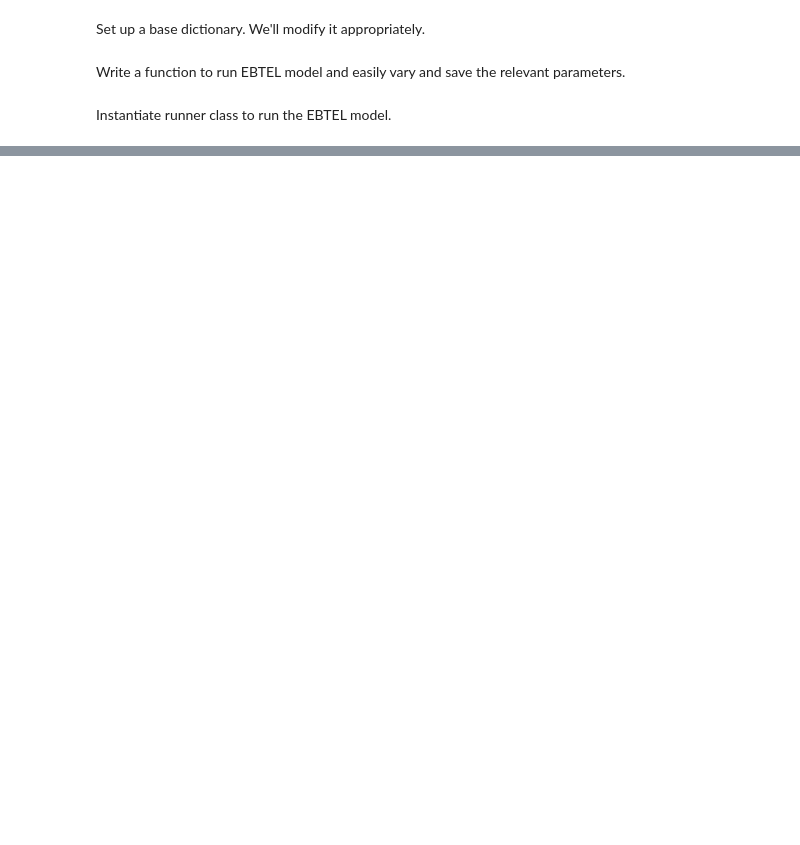
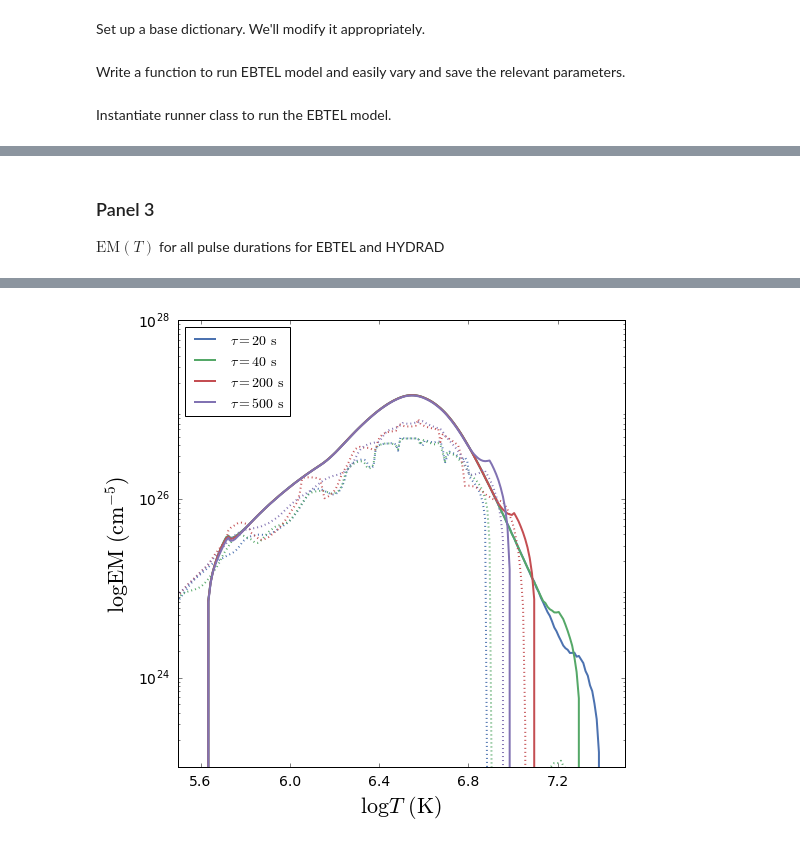
Before and after one commit to wtbarnes/research_notebook, a Jupyter notebook: figure_builders/hot_non_flaring_plasma_1_figures.ipynb, the cells around one changed output, grey strips where cells are left out. Saved outputs shown, nothing was run; the diff lists cells and outputs as text; code cells hidden in the pictures; blank space fills up the shorter version.

```diff
--- a/figure_builders/hot_non_flaring_plasma_1_figures.ipynb
+++ b/figure_builders/hot_non_flaring_plasma_1_figures.ipynb
@@ -856,0 +387,43 @@ Compare the $\mathrm{EM}$ distributions for HYDRAD and EBTEL
+# %% [markdown]
+### Panel 3
+
+$\mathrm{EM}(T)$  for all pulse durations for EBTEL and HYDRAD
+# %%
+fig = plt.figure(figsize=(8,8))
+ax = fig.gca()
+#plotting
+for i in range(len(tau_h_results)):
+    #EBTEL
+    binner = emb.EM_Binner(tau_h_results[i]['t'],tau_h_results[i]['T'],tau_h_results[i]['n'],
+                           2*config_dict['loop_length']*1e+8)
+    binner.build_em_dist()
+    hist,bin_edges = np.histogram(binner.logT_em_flat,bins=binner.logT_EM_histo_bins,weights=np.array(binner.em_flat))
+    ax.plot((bin_edges[:-1]+bin_edges[1:])/2,hist/10,color=sns.color_palette('deep')[i],
+               linestyle='solid',label=r'$\tau=%d$ $\mathrm{s}$'%tau_h[i])
+    #HYDRAD
+    binner = emb.EM_Binner(hydrad_time,hydrad_res[hydrad_labs[i]]['Te'],hydrad_res[hydrad_labs[i]]['n'],
+                           2*config_dict['loop_length']*1e+8)
+    binner.build_em_dist()
+    hist,bin_edges = np.histogram(binner.logT_em_flat,bins=binner.logT_EM_histo_bins,weights=np.array(binner.em_flat))
+    ax.plot((bin_edges[:-1]+bin_edges[1:])/2,hist/10,color=sns.color_palette('deep')[i],linestyle='dotted')
+
+#aesthetics
+#scale
+ax.set_yscale('log')
+#limits
+ax.set_ylim([1e+23,1e+28])
+ax.set_xlim([5.5,7.5])
+#ticks
+#x
+ax.xaxis.set_major_locator(ticker.MaxNLocator(nbins=6))
+#y
+ax.yaxis.set_major_locator(ticker.LogLocator(numticks=5))
+#labels
+ax.set_xlabel(r'$\log{T}$ $\mathrm{(K)}$')
+ax.set_ylabel(r'$\log\mathrm{EM}$ $\mathrm{(cm}^{-5}\mathrm{)}$')
+#legend
+ax.legend(loc=2)
+#save
+plt.savefig('/home/wtb2/Documents/papers/hot_non-flaring_plasma_1/figures/sf_em_panel3.pdf')
+plt.show()
+# %% [output]
@@ -856,0 +438 @@ Compare the $\mathrm{EM}$ distributions for HYDRAD and EBTEL
+[figure, added]
```
Also changed, not shown: parts of 77 cells of this notebook, 2 other files.
